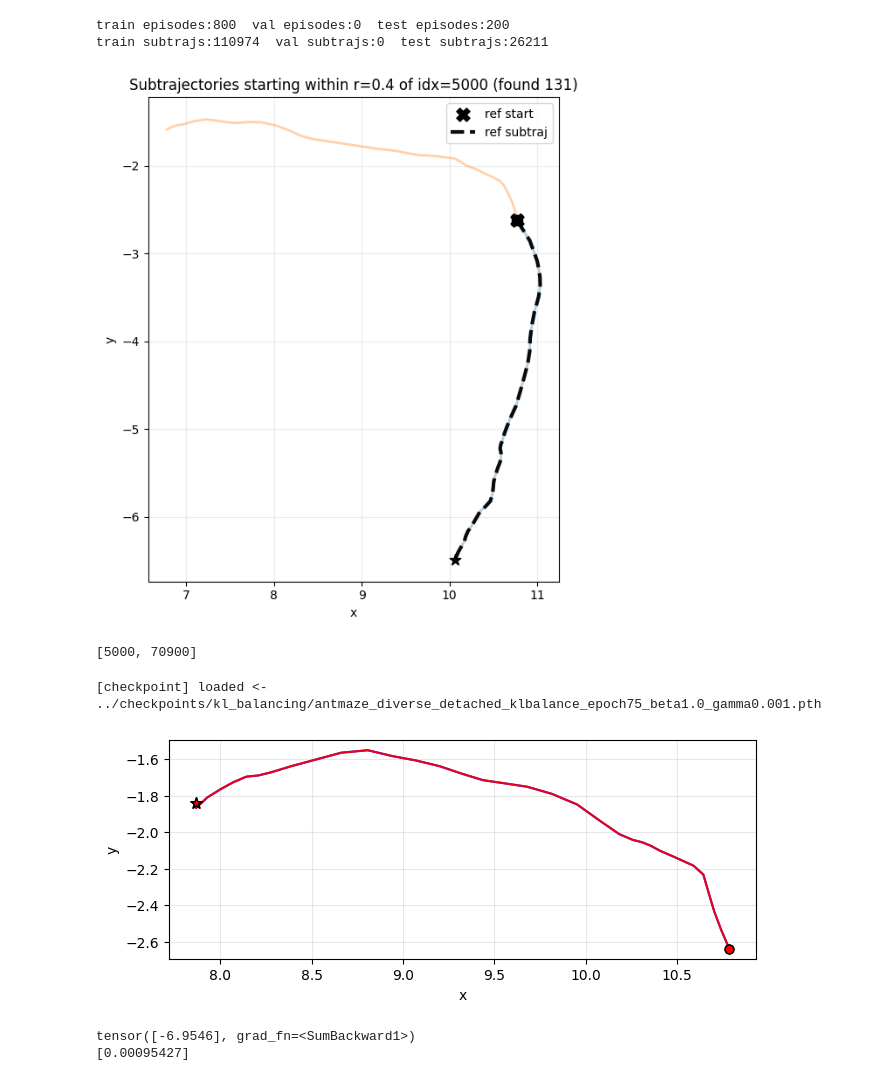
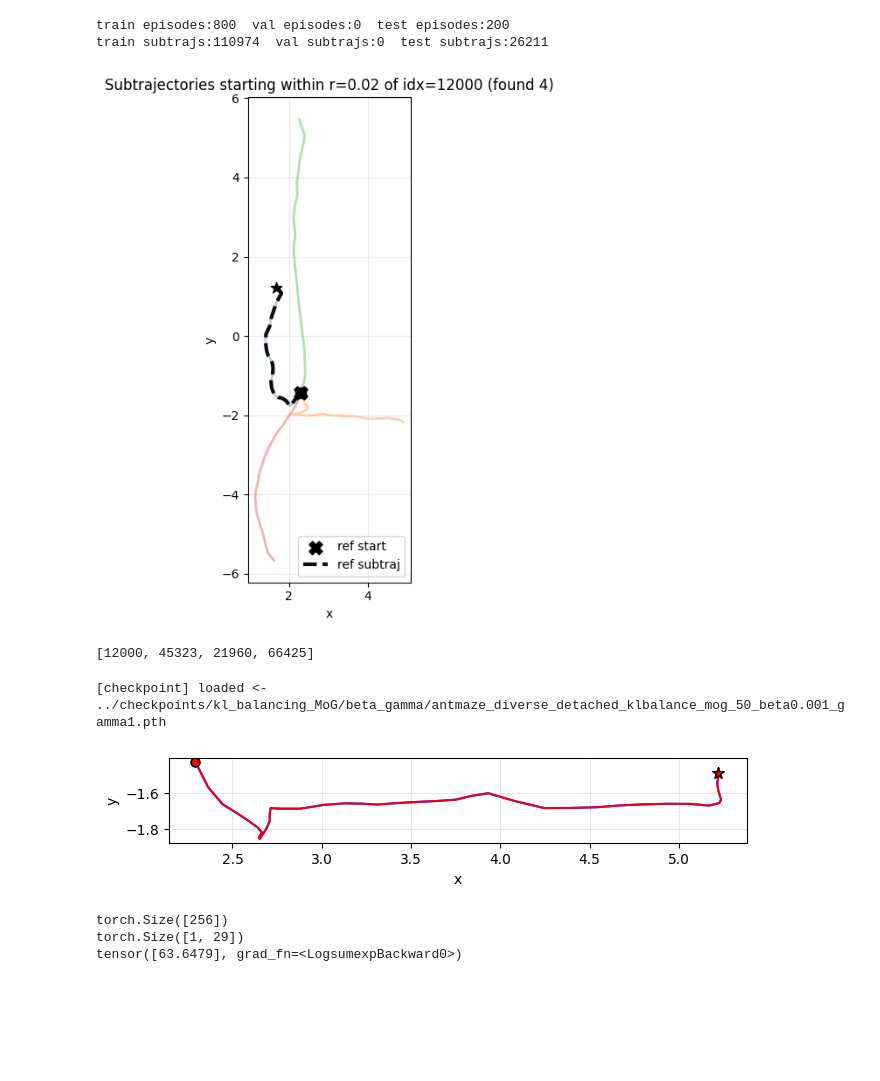
Before and after one commit to williamhuang08/Learning-Temporal-World-Models, a Jupyter notebook: model/plot_priorpost_match.ipynb, the cells around one changed output. Cells and saved outputs as stored; diff of their text form; code cells hidden in the pictures; blank space fills up the shorter version.

```diff
--- a/model/plot_priorpost_match.ipynb
+++ b/model/plot_priorpost_match.ipynb
@@ -478,40 +499,43 @@ def draw_cov_ellipse(ax, mean, cov, n_std=2.0, **kwargs):
     ellip = Ellipse(xy=mean, width=width, height=height, angle=theta, fill=False, **kwargs)
     ax.add_patch(ellip)
 # %%
-idx = plot_nearby_subtrajectory(train_ds, ref_idx=5000, radius=0.4, max_plots=2)
+idx = plot_nearby_subtrajectory(train_ds, ref_idx=12000, radius=0.02, max_plots=200)
 print(idx)
 # %% [output]
-[figure, old version]
+[figure, new version]
-[5000, 70900]
+[12000, 45323, 21960, 66425]
 # %%
 env = recover_ant_env()
-ckpt_path = "../checkpoints/kl_balancing/antmaze_diverse_detached_klbalance_epoch75_beta1.0_gamma0.001.pth"
+ckpt_path = "../checkpoints/kl_balancing_MoG/beta_gamma/antmaze_diverse_detached_klbalance_mog_50_beta0.001_gamma1.pth"
 load_checkpoint(ckpt_path, q_phi, pi_theta, p_psi, p_omega, strict=True)
 q_phi.eval(); pi_theta.eval(); p_omega.eval(); p_psi.eval()
 
-s0, S, A, sT = train_ds.items[idx[1]]
-S_seq = train_ds[idx[1]]["state_sequence"].unsqueeze(0).to(device)
-A_seq = train_ds[idx[1]]["action_sequence"].unsqueeze(0).to(device)
+s01, S1, A1, sT1 = train_ds.items[idx[1]]
+S_seq1 = train_ds[idx[1]]["state_sequence"].unsqueeze(0).to(device)
+A_seq1 = train_ds[idx[1]]["action_sequence"].unsqueeze(0).to(device)
 
-s0_obs = s0[:27]
-s0_ag = s0[27:]
+s0_obs1 = s01[:27]
+s0_ag1 = s01[27:]
 
-z = sample_skill_from_posterior(torch.as_tensor(S_seq, dtype=torch.float32), torch.as_tensor(A_seq, dtype=torch.float32))
-post_traj, _, s0_env = rollout_xy_trajectories(env, s0_obs, s0_ag, N_trajs=1, horizon=T, seed=0, resample_skill_per_traj=False, use_prior=False, z_fixed=z)
+z1 = sample_skill_from_posterior(torch.as_tensor(S_seq1, dtype=torch.float32), torch.as_tensor(A_seq1, dtype=torch.float32))
+post_traj1, _, s0_env1 = rollout_xy_trajectories(env, s0_obs1, s0_ag1, N_trajs=1, horizon=T, seed=0, resample_skill_per_traj=False, use_prior=False, z_fixed=z1)
 
-plot_xy_trajectories(post_traj)
+plot_xy_trajectories(post_traj1)
 
-s0_t = to_torch(s0_env).unsqueeze(0)
-mu_pr, std_pr = p_omega(s0_t)
+s0_t1 = to_torch(s0_env1).unsqueeze(0)
+# mu_pr, std_pr = p_omega(s0_t)
 
-dist = Independent(Normal(mu_pr, std_pr), 1)
-print(dist.log_prob(z))
-print(np.exp(dist.log_prob(z).detach().numpy()))
+# dist = Independent(Normal(mu_pr, std_pr), 1)
+print(z1.shape)
+print(s0_t1.shape)
+print(p_omega.log_prob(z1.unsqueeze(0), s0_t1))
+# print(np.exp(dist.log_prob(z).detach().numpy()))
 # %% [output]
-[checkpoint] loaded <- ../checkpoints/kl_balancing/antmaze_diverse_detached_klbalance_epoch75_beta1.0_gamma0.001.pth
+[checkpoint] loaded <- ../checkpoints/kl_balancing_MoG/beta_gamma/antmaze_diverse_detached_klbalance_mog_50_beta0.001_gamma1.pth
-[figure, old version]
+[figure, new version]
-tensor([-6.9546], grad_fn=<SumBackward1>)
-[0.00095427]
+torch.Size([256])
+torch.Size([1, 29])
+tensor([63.6479], grad_fn=<LogsumexpBackward0>)
 # %%
 s0, S, A, sT = train_ds.items[idx[0]]
 S_seq = train_ds[idx[0]]["state_sequence"].unsqueeze(0).to(device)
```
Also changed, not shown: parts of 8 cells of this notebook.
